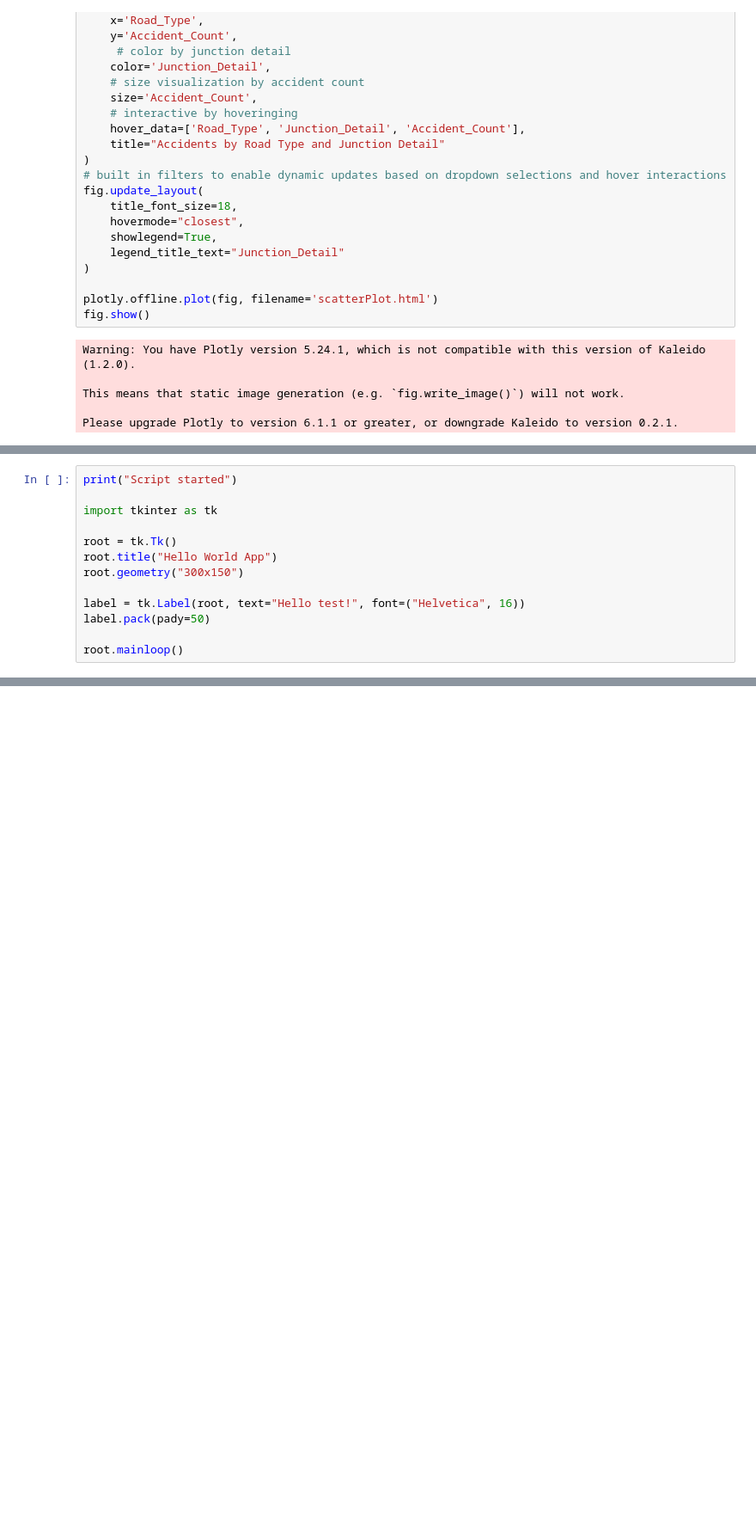
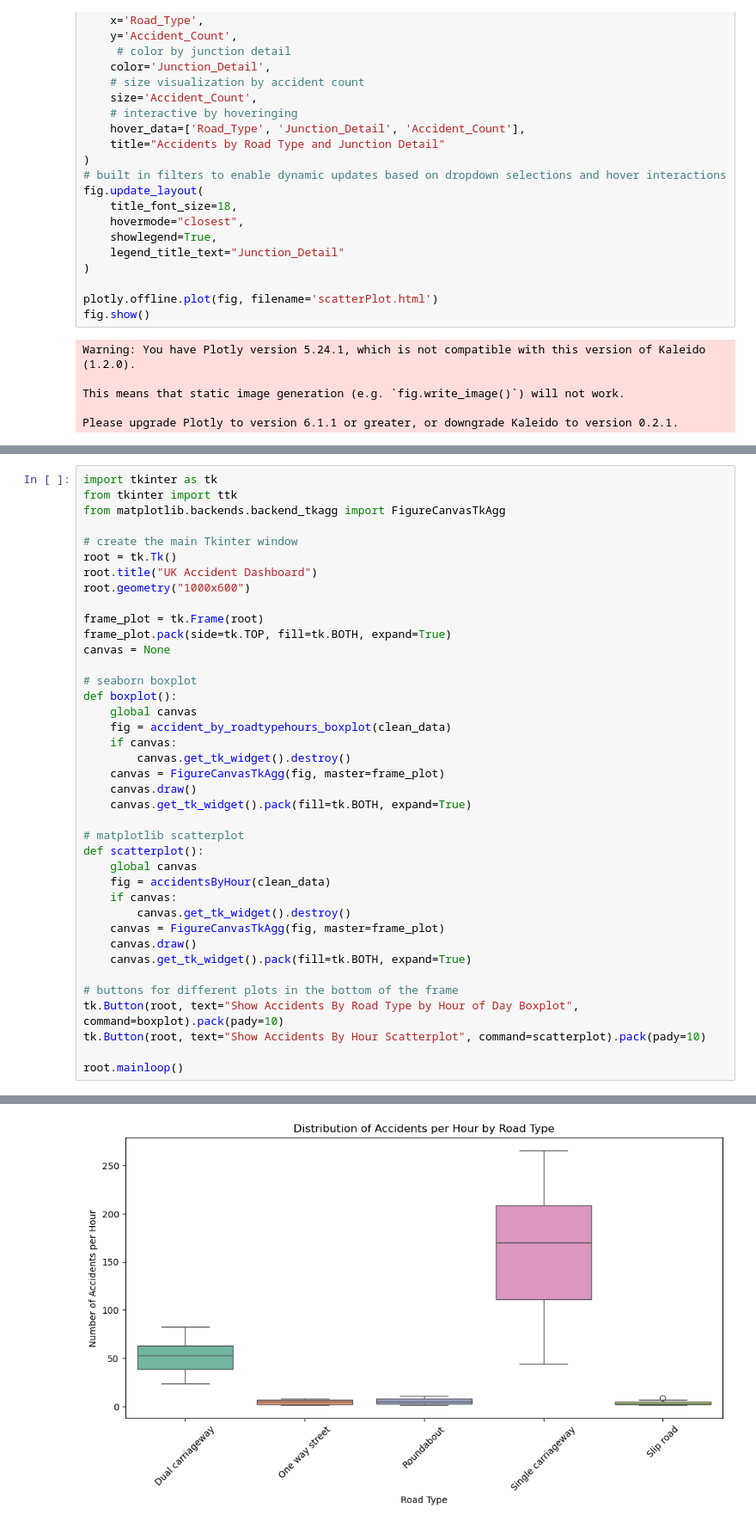
Before and after one commit to minsu3/UK-Road-Safety-Analysis, a Jupyter notebook: main.ipynb, the cells around one changed output, grey strips where cells are left out. Shown at 86% size. Cells and saved outputs as stored; diff of their text form; blank space fills up the shorter version.

Commit message:
created the tkinter window and engine for box plot and scatter plot function for callback. modifying remaining plots are next

```diff
--- a/main.ipynb
+++ b/main.ipynb
@@ -386,14 +373,40 @@ Passing `palette` without assigning `hue` is deprecated and will be removed in v
 # %%
-print("Script started")
+import tkinter as tk
+from tkinter import ttk
+from matplotlib.backends.backend_tkagg import FigureCanvasTkAgg
 
-import tkinter as tk
+# create the main Tkinter window
+root = tk.Tk()
+root.title("UK Accident Dashboard")
+root.geometry("1000x600")
 
-root = tk.Tk()
-root.title("Hello World App")
-root.geometry("300x150")
+frame_plot = tk.Frame(root)
+frame_plot.pack(side=tk.TOP, fill=tk.BOTH, expand=True)
+canvas = None
 
-label = tk.Label(root, text="Hello test!", font=("Helvetica", 16))
-label.pack(pady=50)
+# seaborn boxplot
+def boxplot():
+    global canvas
+    fig = accident_by_roadtypehours_boxplot(clean_data)
+    if canvas:
+        canvas.get_tk_widget().destroy()
+    canvas = FigureCanvasTkAgg(fig, master=frame_plot)
+    canvas.draw()
+    canvas.get_tk_widget().pack(fill=tk.BOTH, expand=True)
+
+# matplotlib scatterplot
+def scatterplot():
+    global canvas
+    fig = accidentsByHour(clean_data)
+    if canvas:
+        canvas.get_tk_widget().destroy()
+    canvas = FigureCanvasTkAgg(fig, master=frame_plot)
+    canvas.draw()
+    canvas.get_tk_widget().pack(fill=tk.BOTH, expand=True)
+
+# buttons for different plots in the bottom of the frame
+tk.Button(root, text="Show Accidents By Road Type by Hour of Day Boxplot", command=boxplot).pack(pady=10)
+tk.Button(root, text="Show Accidents By Hour Scatterplot", command=scatterplot).pack(pady=10)
 
 root.mainloop()
 # %% [output]
@@ -400,0 +421 @@ Script started
+[figure, added]
```
Also changed, not shown: parts of 4 cells of this notebook, 2 other files.
